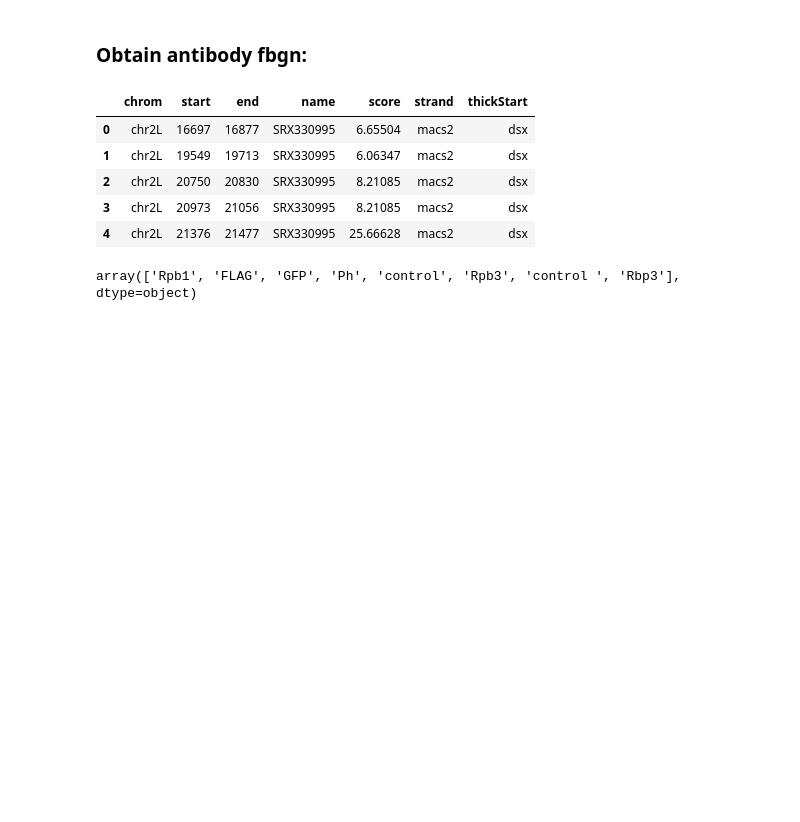
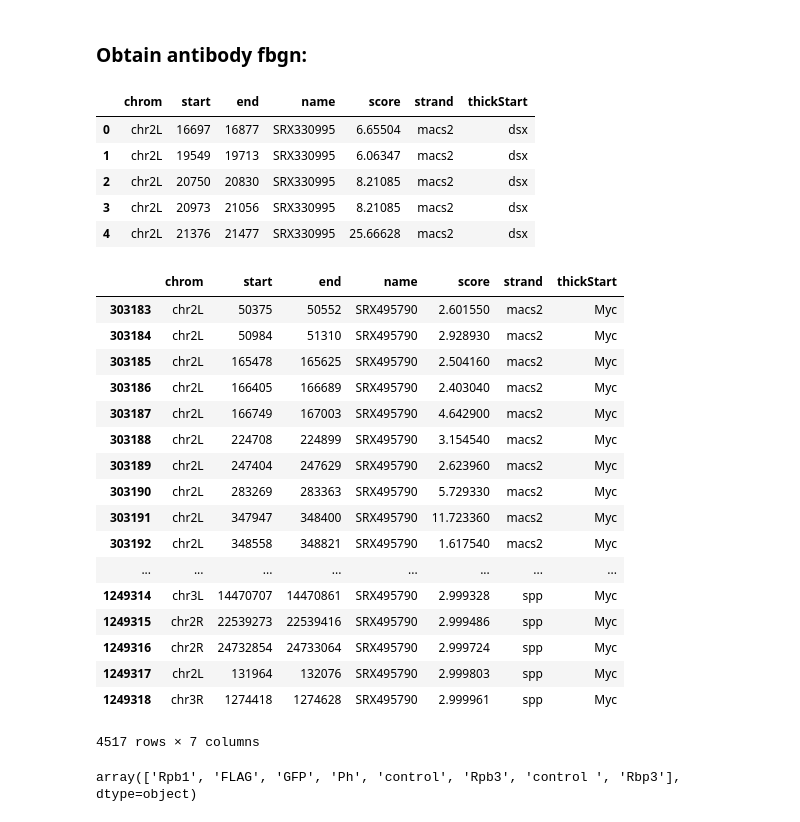
Before and after one commit to isabelleberger/s2cell-prior, a Jupyter notebook: notebook/2018-01-17_build_TF_ChIP_matrix.ipynb, the cells around one changed output. Saved outputs shown, nothing was run; the diff lists cells and outputs as text; code cells hidden in the pictures; blank space fills up the shorter version.

```diff
--- a/notebook/2018-01-17_build_TF_ChIP_matrix.ipynb
+++ b/notebook/2018-01-17_build_TF_ChIP_matrix.ipynb
@@ -53,6 +53,27 @@ tf_intersect.head()
 | 2 | chr2L | 20750 | 20830 | SRX330995 | 8.21085 | macs2 | dsx |
 | 3 | chr2L | 20973 | 21056 | SRX330995 | 8.21085 | macs2 | dsx |
 | 4 | chr2L | 21376 | 21477 | SRX330995 | 25.66628 | macs2 | dsx |
+# %%
+tf_intersect[(tf_intersect.thickStart == 'Myc') & (tf_intersect.name == 'SRX495790')]
+# %% [output]
+|  | chrom | start | end | name | score | strand | thickStart |
+| 303183 | chr2L | 50375 | 50552 | SRX495790 | 2.601550 | macs2 | Myc |
+| 303184 | chr2L | 50984 | 51310 | SRX495790 | 2.928930 | macs2 | Myc |
+| 303185 | chr2L | 165478 | 165625 | SRX495790 | 2.504160 | macs2 | Myc |
+| 303186 | chr2L | 166405 | 166689 | SRX495790 | 2.403040 | macs2 | Myc |
+| 303187 | chr2L | 166749 | 167003 | SRX495790 | 4.642900 | macs2 | Myc |
+| 303188 | chr2L | 224708 | 224899 | SRX495790 | 3.154540 | macs2 | Myc |
+| 303189 | chr2L | 247404 | 247629 | SRX495790 | 2.623960 | macs2 | Myc |
+| 303190 | chr2L | 283269 | 283363 | SRX495790 | 5.729330 | macs2 | Myc |
+| 303191 | chr2L | 347947 | 348400 | SRX495790 | 11.723360 | macs2 | Myc |
+| 303192 | chr2L | 348558 | 348821 | SRX495790 | 1.617540 | macs2 | Myc |
+| ... | ... | ... | ... | ... | ... | ... | ... |
+| 1249314 | chr3L | 14470707 | 14470861 | SRX495790 | 2.999328 | spp | Myc |
+| 1249315 | chr2R | 22539273 | 22539416 | SRX495790 | 2.999486 | spp | Myc |
+| 1249316 | chr2R | 24732854 | 24733064 | SRX495790 | 2.999724 | spp | Myc |
+| 1249317 | chr2L | 131964 | 132076 | SRX495790 | 2.999803 | spp | Myc |
+| 1249318 | chr3R | 1274418 | 1274628 | SRX495790 | 2.999961 | spp | Myc |
+4517 rows × 7 columns
 # %%
 #symbol maps map gene symbol to FBgn:
 symbolmap = pd.read_table('/data/LCDB/lcdb-references/dmel/r6-11/gtf/dmel_r6-11.SYMBOL.csv', sep=',')
```
Also changed, not shown: parts of 1 cell of this notebook, 3 other files.
